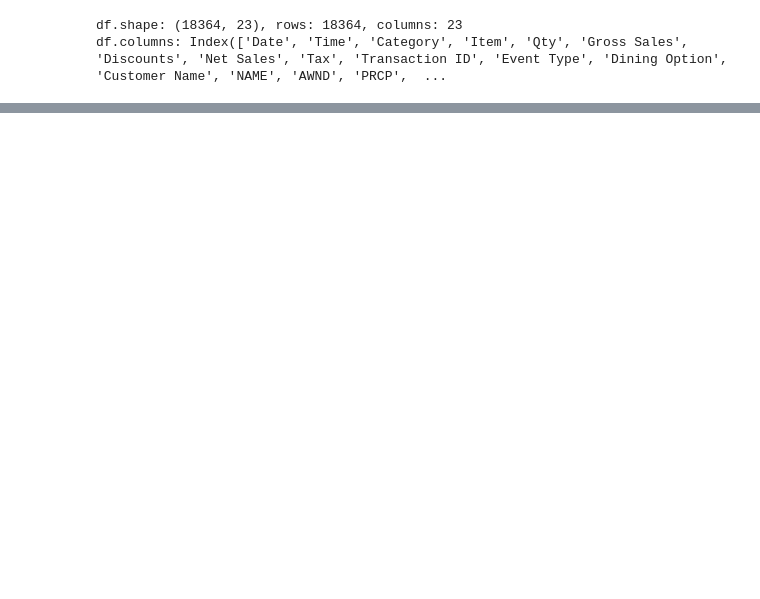
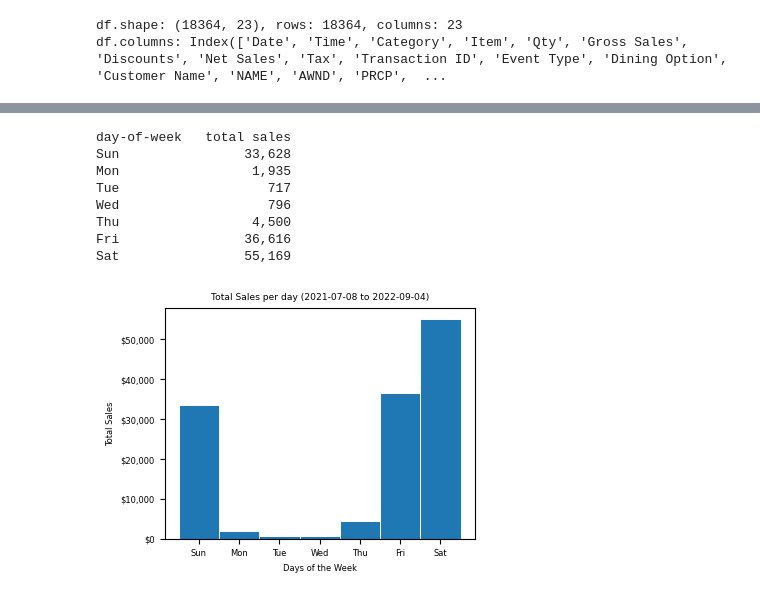
Before and after one commit to pympk/py379, a Jupyter notebook: bb/item_sale_group.ipynb, the cells around one changed output, grey strips where cells are left out. Saved outputs shown, nothing was run; the diff lists cells and outputs as text; code cells hidden in the pictures; blank space fills up the shorter version.

```diff
--- a/bb/item_sale_group.ipynb
+++ b/bb/item_sale_group.ipynb
@@ -186,0 +126,50 @@ df1
+# %%
+# Bar Graph, Gross Sales by days-of_week
+_groupby_col, _agg_col = 'DOW', 'Gross Sales'
+_agg_func = 'sum'
+_cols = [_groupby_col, _agg_col]
+_df = df[_cols]
+_df = _df.groupby([_groupby_col]).agg([_agg_func])
+
+_xlabel = 'Days of the Week'
+_ylabel = 'Total Sales'
+_title = 'Total Sales per day' + date_str
+
+# data
+x = _df.index
+y = _df[_agg_col].values  # array([[33628.5], [ 1935. ], ..., [55169. ]])
+y = list(np.concatenate(y).flat)  # [33628.5, 1935.0, 717.0, 795.5, 4500.0, 36615.5, 55169.0]
+
+_dict_DOW = {0:'Sun', 1:'Mon', 2:'Tue', 3:'Wed', 4:'Thu', 5:'Fri', 6:'Sat'}
+print(f'day-of-week   total sales')
+for i in x:
+  print(f'{_dict_DOW[i]:<14}{y[i]:>11,.0f}')
+
+# plot
+fig, ax = plt.subplots()
+ax.bar(x, y, width=1, edgecolor="white", linewidth=0.7)
+# ax.set(xlim=(0, 8), xticks=np.arange(1, 8),
+#        ylim=(0, 8), yticks=np.arange(1, 8))
+plt.xlabel(_xlabel)
+plt.ylabel(_ylabel)
+plt.title(_title, fontsize = _fontsize*_titlescale)
+ax.set_xticks(x)
+ax.set_xticklabels(['Sun', 'Mon', 'Tue', 'Wed', 'Thu', 'Fri', 'Sat'])
+plt.rcParams["figure.figsize"] = _figsize
+# plt.rcParams["figure.figsize"] = [_scale * i for i in plt.rcParams["figure.figsize"]]
+fmt = '${x:,.0f}'  # format number with $ and ,
+tick = mtick.StrMethodFormatter(fmt)
+ax.yaxis.set_major_formatter(tick) # replace 0..6 with Sun ... Sat
+
+plt.grid(_grid)
+plt.show()
+# %% [output]
+day-of-week   total sales
+Sun                33,628
+Mon                 1,935
+Tue                   717
+Wed                   796
+Thu                 4,500
+Fri                36,616
+Sat                55,169
+[figure, added]
```
Also changed, not shown: parts of 26 cells of this notebook, 3 other files.
